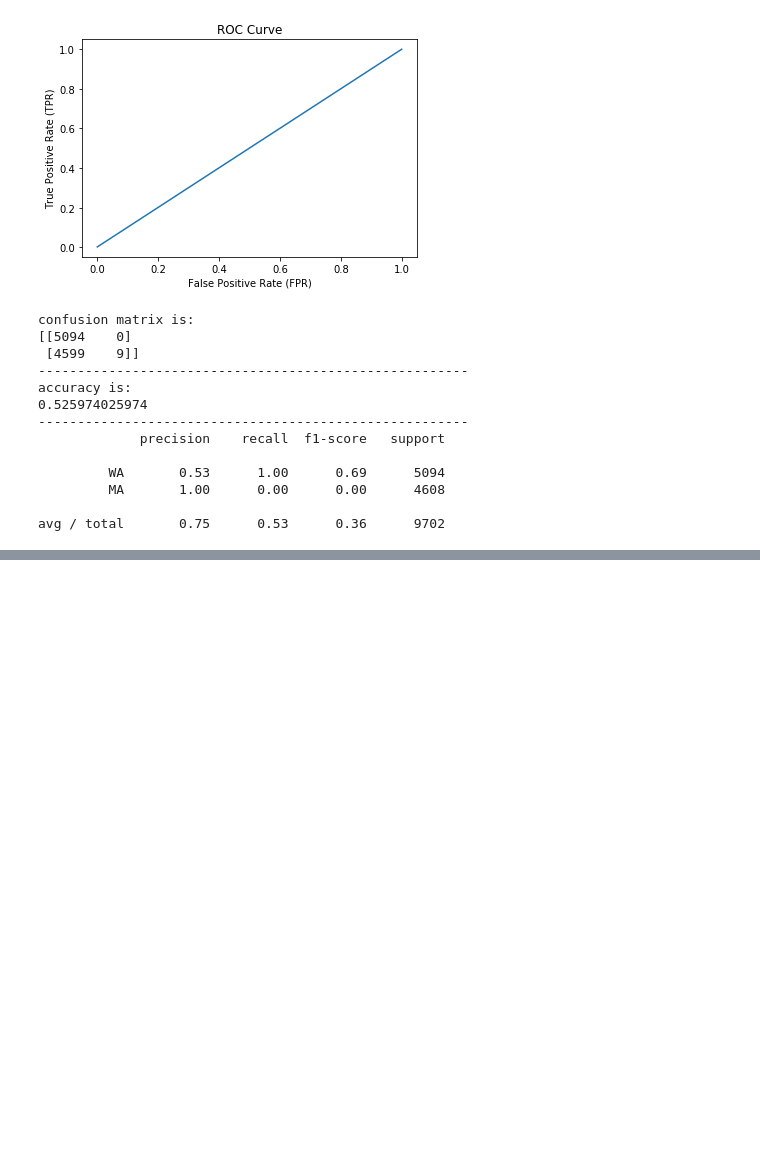
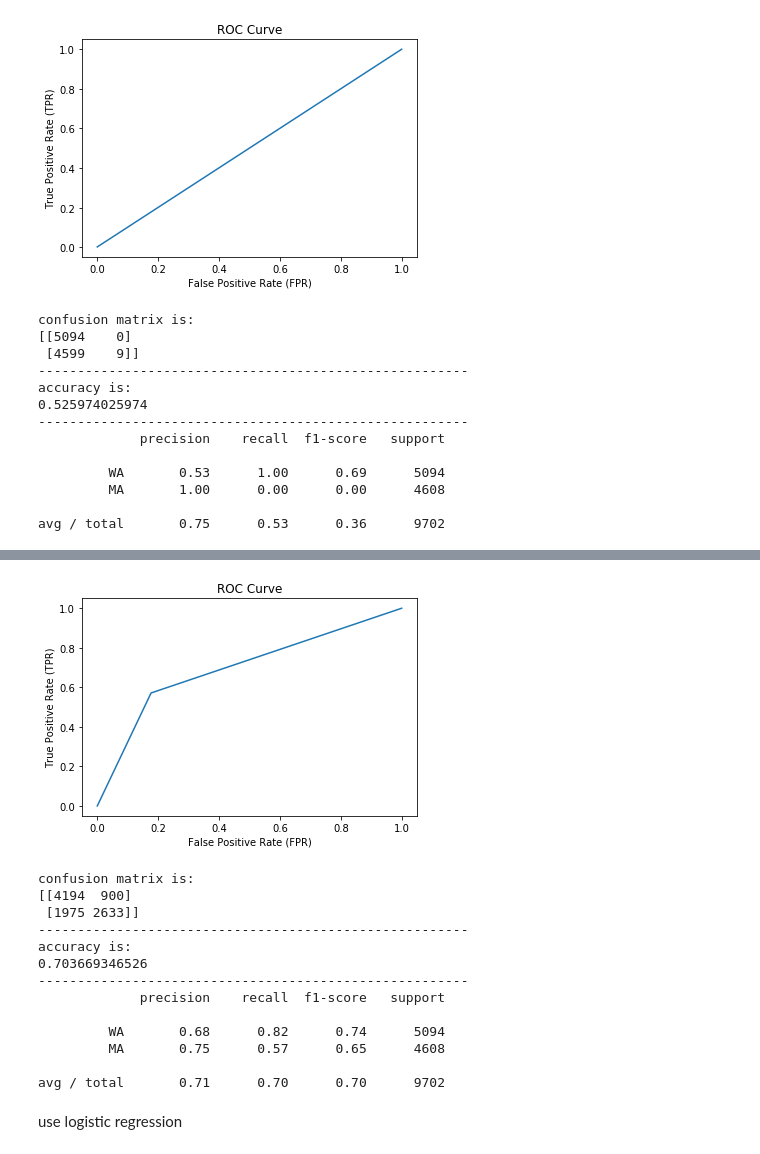
Before and after one commit to rczhen/EE219Project5, a Jupyter notebook: Project 5.ipynb, the cells around one changed output, grey strips where cells are left out. Saved outputs shown, nothing was run; the diff lists cells and outputs as text; code cells hidden in the pictures; blank space fills up the shorter version.

```diff
--- a/Project 5.ipynb
+++ b/Project 5.ipynb
@@ -323,0 +355,22 @@ desiredknumber=knumber[np.argmax(scores)]
+# %%
+from sklearn.naive_bayes import GaussianNB
+gnb = GaussianNB()
+# %%
+printusefulinfo(gnb,X_train,y_train,X_test,y_test)
+# %% [output]
+[figure, added]
+confusion matrix is:
+[[4194  900]
+ [1975 2633]]
+-------------------------------------------------------
+accuracy is:
+0.703669346526
+-------------------------------------------------------
+             precision    recall  f1-score   support
+
+         WA       0.68      0.82      0.74      5094
+         MA       0.75      0.57      0.65      4608
+
+avg / total       0.71      0.70      0.70      9702
+# %% [markdown]
+use logistic regression
```
Also changed, not shown: parts of 8 cells of this notebook.
